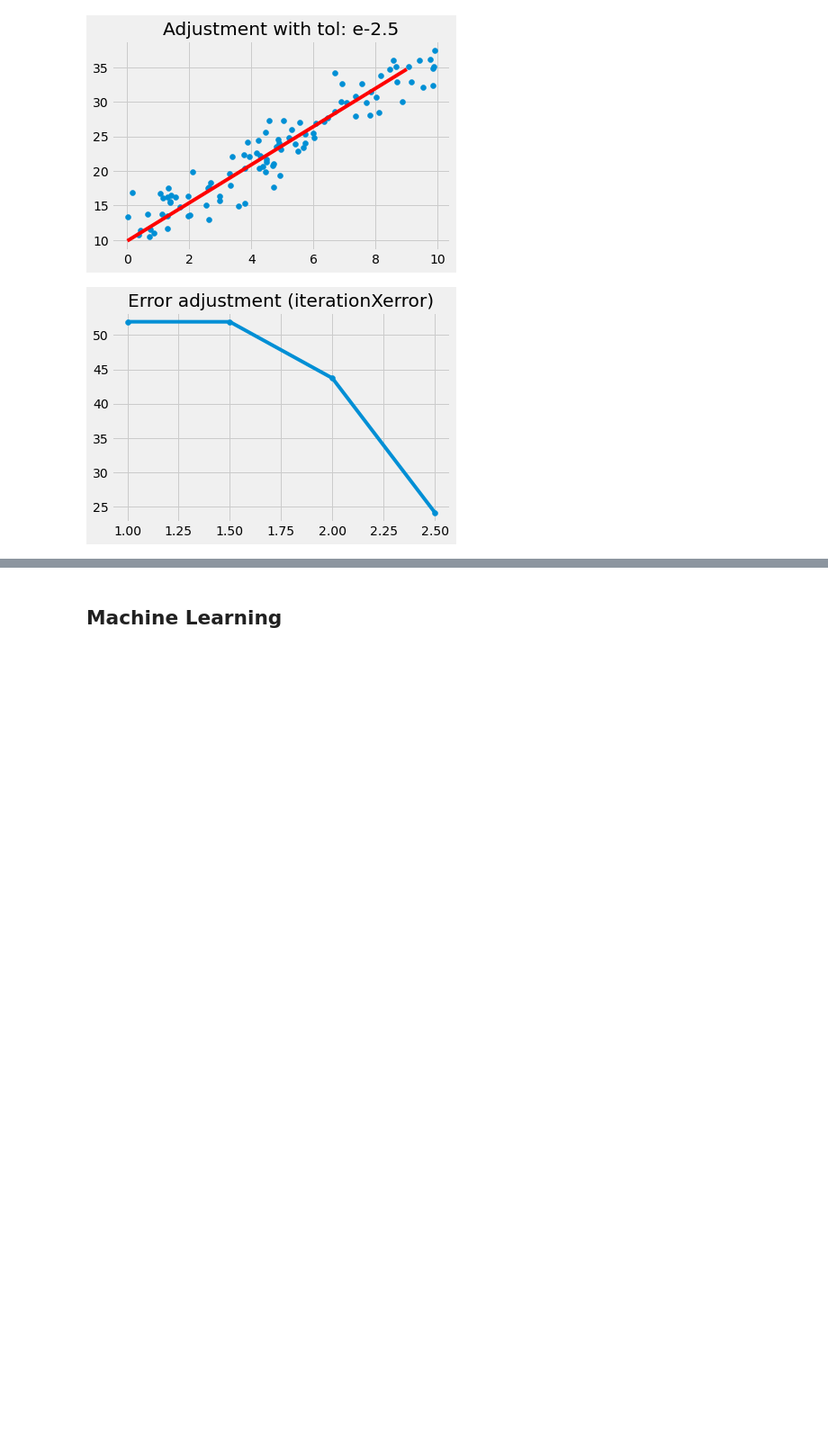
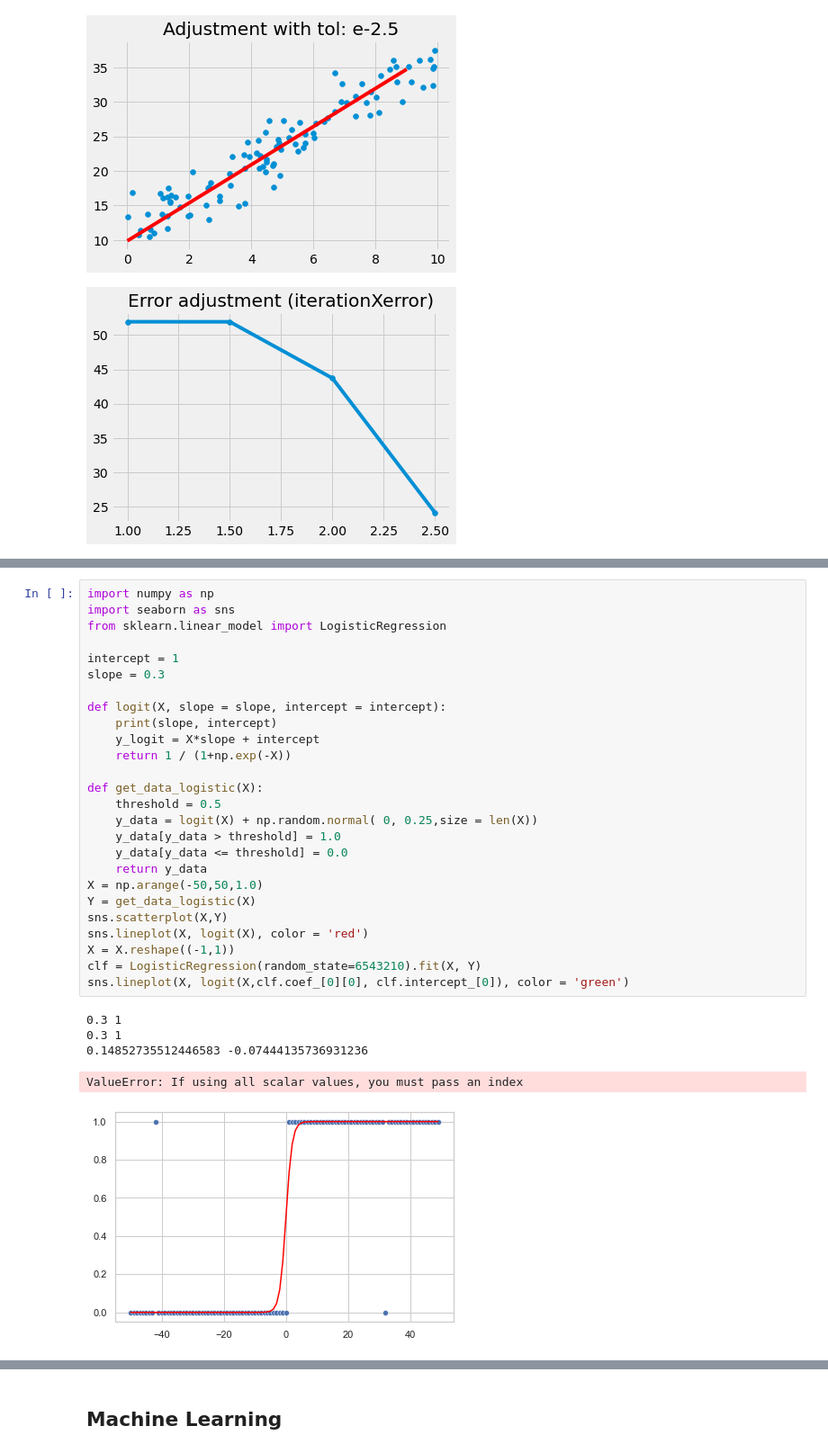
Before and after one commit to borjaf696/ml_cheat_sheet, a Jupyter notebook: ml_cheat_sheet.ipynb, the cells around one changed output, grey strips where cells are left out. Shown at 90% size. Cells and saved outputs as stored; diff of their text form; blank space fills up the shorter version.

```diff
--- a/ml_cheat_sheet.ipynb
+++ b/ml_cheat_sheet.ipynb
@@ -817,0 +864,32 @@ plt.plot(tols, errors)
+# %%
+import numpy as np
+import seaborn as sns
+from sklearn.linear_model import LogisticRegression
+
+intercept = 1
+slope = 0.3
+
+def logit(X, slope = slope, intercept = intercept):
+    print(slope, intercept)
+    y_logit = X*slope + intercept
+    return 1 / (1+np.exp(-X))
+
+def get_data_logistic(X):
+    threshold = 0.5
+    y_data = logit(X) + np.random.normal( 0, 0.25,size = len(X))
+    y_data[y_data > threshold] = 1.0
+    y_data[y_data <= threshold] = 0.0
+    return y_data
+X = np.arange(-50,50,1.0)
+Y = get_data_logistic(X)
+sns.scatterplot(X,Y)
+sns.lineplot(X, logit(X), color = 'red')
+X = X.reshape((-1,1))
+clf = LogisticRegression(random_state=6543210).fit(X, Y)
+sns.lineplot(X, logit(X,clf.coef_[0][0], clf.intercept_[0]), color = 'green')
+# %% [output]
+0.3 1
+0.3 1
+0.14852735512446583 -0.07444135736931236
+ValueError: If using all scalar values, you must pass an index
+[figure, added]
```
Also changed, not shown: parts of 7 cells of this notebook.
